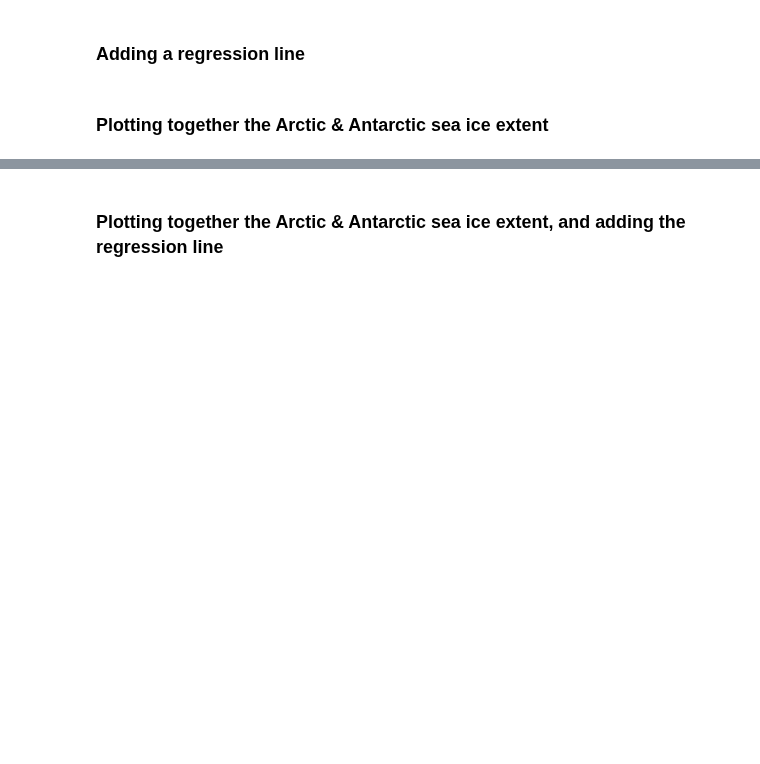
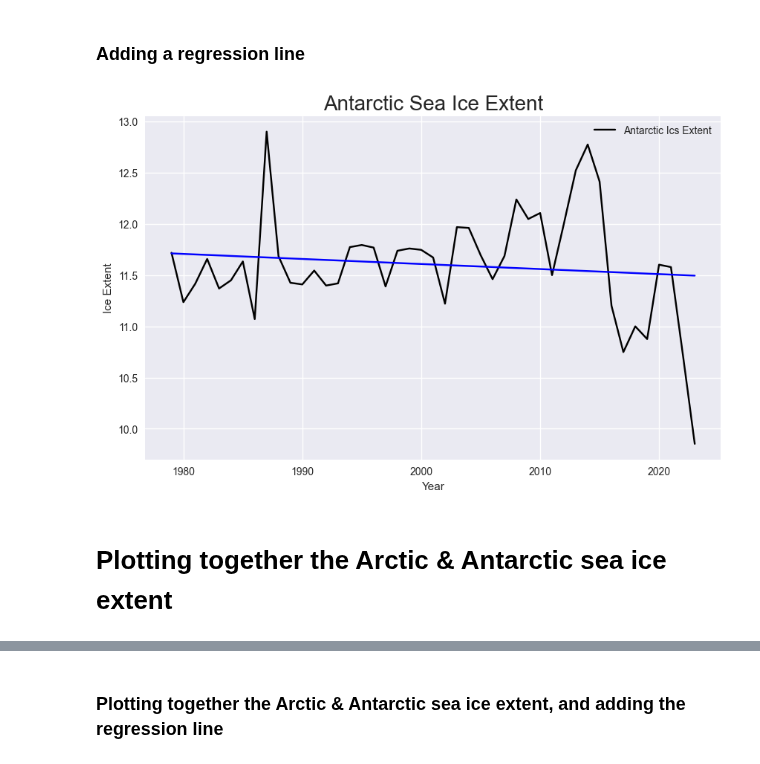
Before and after one commit to dilancroos/ice_extent, a Jupyter notebook: sea_ice.ipynb, the cells around one changed output, grey strips where cells are left out. Cells and saved outputs as stored; diff of their text form; code cells hidden in the pictures; blank space fills up the shorter version.

```diff
--- a/sea_ice.ipynb
+++ b/sea_ice.ipynb
@@ -289 +380,4 @@ Index(['Year', ' Month', ' Day', '     Extent', '    Missing', ' Source Data'],
+# %%
+# rename the columns
+s_seaice.columns = ['Year', 'Month', 'Day', 'Extent', 'Missing', 'Source Data']
 # %% [markdown]
@@ -321,15 +415,12 @@ dtype: object
 # %%
 # Change the Year, Month and Day columns to integers
 s_seaice_clean['Year'] = s_seaice_clean['Year'].astype(int)
-s_seaice_clean['Month'] = s_seaice_clean[' Month'].astype(int)
-s_seaice_clean['Day'] = s_seaice_clean[' Day'].astype(int)
-s_seaice_clean['Extent'] = s_seaice_clean['     Extent'].astype(float)
-s_seaice_clean['Missing'] = s_seaice_clean['    Missing'].astype(float)
-s_seaice_clean =(s_seaice_clean
-                 .drop([' Month'], axis=1)
-                 .drop([' Day'], axis=1)
-                 .drop(['     Extent'], axis=1)
-                 .drop(['    Missing'], axis=1))
+s_seaice_clean['Month'] = s_seaice_clean['Month'].astype(int)
+s_seaice_clean['Day'] = s_seaice_clean['Day'].astype(int)
+s_seaice_clean['Extent'] = s_seaice_clean['Extent'].astype(float)
+s_seaice_clean['Missing'] = s_seaice_clean['Missing'].astype(float)
+
+# Create a new column called Date and get the date from the Year, Month and Day columns
 s_seaice_clean['Date'] = pd.to_datetime(s_seaice_clean[['Year', 'Month', 'Day']])
 s_seaice_clean.head()
 # %% [output]
@@ -393,21 +489,23 @@ plt.show()
 # %%
 # Add regression line
 # plot the data
 plt.style.use('seaborn-v0_8')
 plt.figure(figsize=(10, 6))
 plt.plot(s_seaice_grouped['Extent'], label='Antarctic Ics Extent', color='black')
 plt.xlabel('Year')
 plt.ylabel('Ice Extent')
 plt.title('Antarctic Sea Ice Extent', fontsize=20)
 plt.legend()
 
 # Add regression line
 z = np.polyfit(s_seaice_grouped.index, s_seaice_grouped['Extent'], 1)
 p = np.poly1d(z)
-plt.plot(s_seaice_grouped.index, p(s_seaice_grouped.index), "r-")
+plt.plot(s_seaice_grouped.index, p(s_seaice_grouped.index), "b-")
 plt.show()
+# %% [output]
+[figure, added]
 # %% [markdown]
-### Plotting together the Arctic & Antarctic sea ice extent
+# Plotting together the Arctic & Antarctic sea ice extent
 # %%
 # plot the arctic and antarctic ice extent in one plot
 
```
Also changed, not shown: parts of 43 cells of this notebook.
